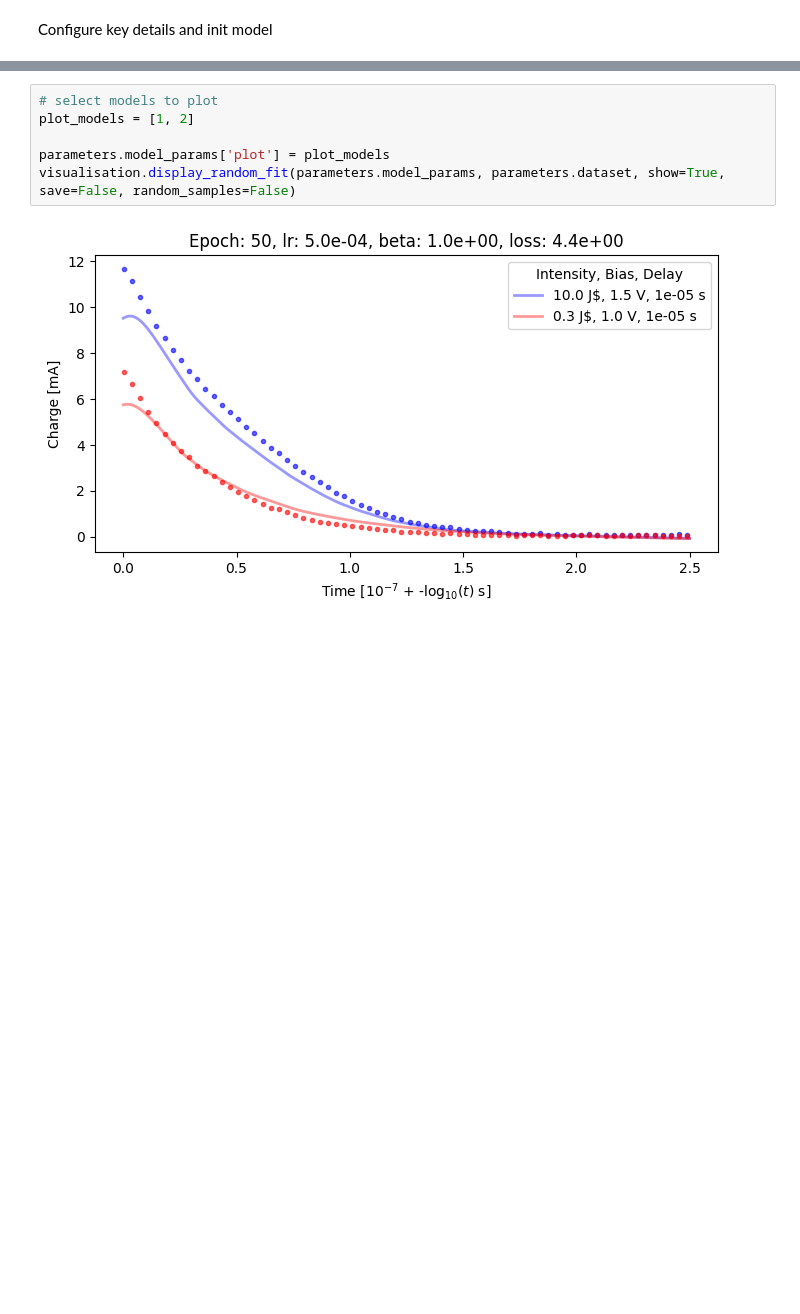
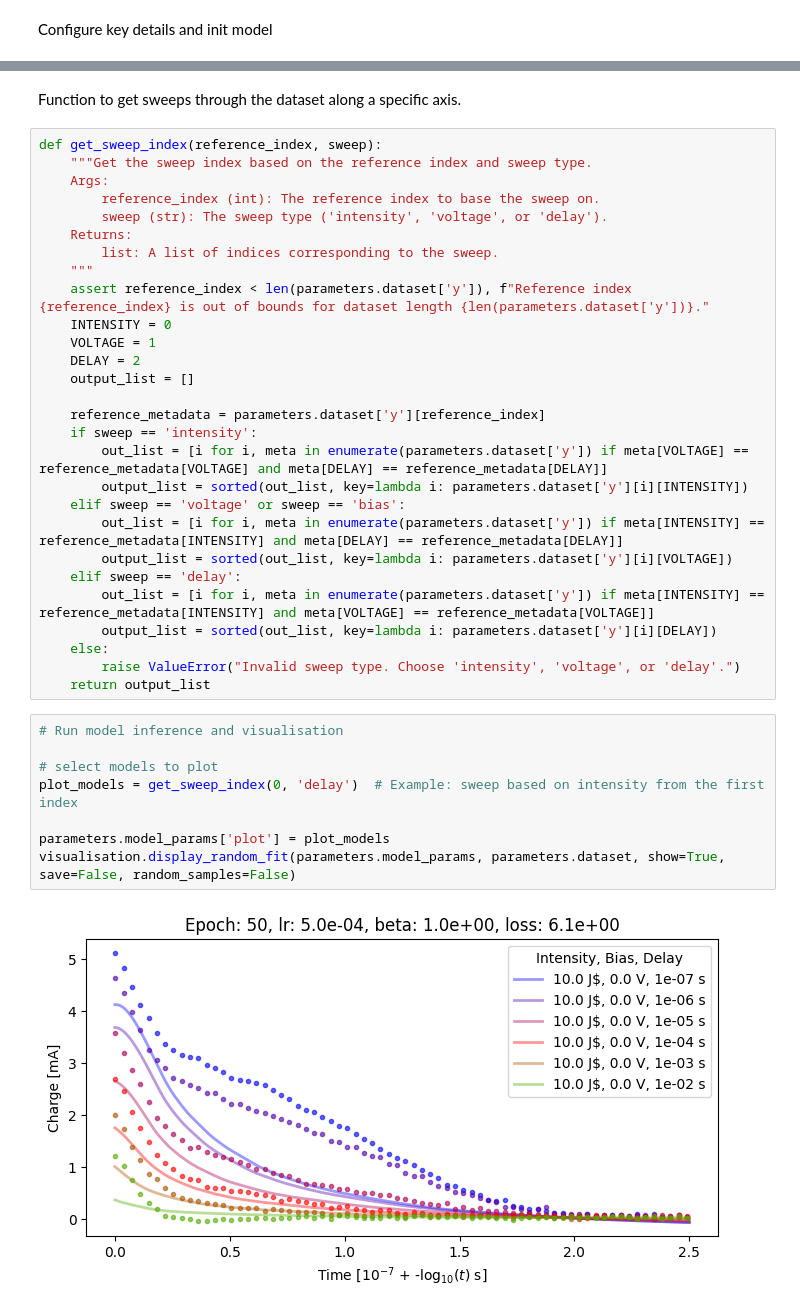
Before and after one commit to errorterror6/ML_charge_modeling, a Jupyter notebook: parameter_tuning/interpretability.ipynb, the cells around one changed output, grey strips where cells are left out. Saved outputs shown, nothing was run; the diff lists cells and outputs as text; blank space fills up the shorter version.

```diff
--- a/parameter_tuning/interpretability.ipynb
+++ b/parameter_tuning/interpretability.ipynb
@@ -109,8 +113,40 @@ print("---Success--- Model and parameters loaded successfully.")
+# %% [markdown]
+Function to get sweeps through the dataset along a specific axis.
+# %%
+def get_sweep_index(reference_index, sweep):
+    """Get the sweep index based on the reference index and sweep type.
+    Args:
+        reference_index (int): The reference index to base the sweep on.
+        sweep (str): The sweep type ('intensity', 'voltage', or 'delay').
+    Returns:
+        list: A list of indices corresponding to the sweep.
+    """
+    assert reference_index < len(parameters.dataset['y']), f"Reference index {reference_index} is out of bounds for dataset length {len(parameters.dataset['y'])}."
+    INTENSITY = 0
+    VOLTAGE = 1
+    DELAY = 2
+    output_list = []
+
+    reference_metadata = parameters.dataset['y'][reference_index]
+    if sweep == 'intensity':
+        out_list = [i for i, meta in enumerate(parameters.dataset['y']) if meta[VOLTAGE] == reference_metadata[VOLTAGE] and meta[DELAY] == reference_metadata[DELAY]]
+        output_list = sorted(out_list, key=lambda i: parameters.dataset['y'][i][INTENSITY])
+    elif sweep == 'voltage' or sweep == 'bias':
+        out_list = [i for i, meta in enumerate(parameters.dataset['y']) if meta[INTENSITY] == reference_metadata[INTENSITY] and meta[DELAY] == reference_metadata[DELAY]]
+        output_list = sorted(out_list, key=lambda i: parameters.dataset['y'][i][VOLTAGE])
+    elif sweep == 'delay':
+        out_list = [i for i, meta in enumerate(parameters.dataset['y']) if meta[INTENSITY] == reference_metadata[INTENSITY] and meta[VOLTAGE] == reference_metadata[VOLTAGE]]
+        output_list = sorted(out_list, key=lambda i: parameters.dataset['y'][i][DELAY])
+    else:
+        raise ValueError("Invalid sweep type. Choose 'intensity', 'voltage', or 'delay'.")
+    return output_list
 # %%
+# Run model inference and visualisation
+
 # select models to plot
-plot_models = [1, 2]
+plot_models = get_sweep_index(0, 'delay')  # Example: sweep based on intensity from the first index
 
 parameters.model_params['plot'] = plot_models
 visualisation.display_random_fit(parameters.model_params, parameters.dataset, show=True, save=False, random_samples=False)
 # %% [output]
-[figure, old version]
+[figure, new version]
```
Also changed, not shown: parts of 4 cells of this notebook, 1 other file.
